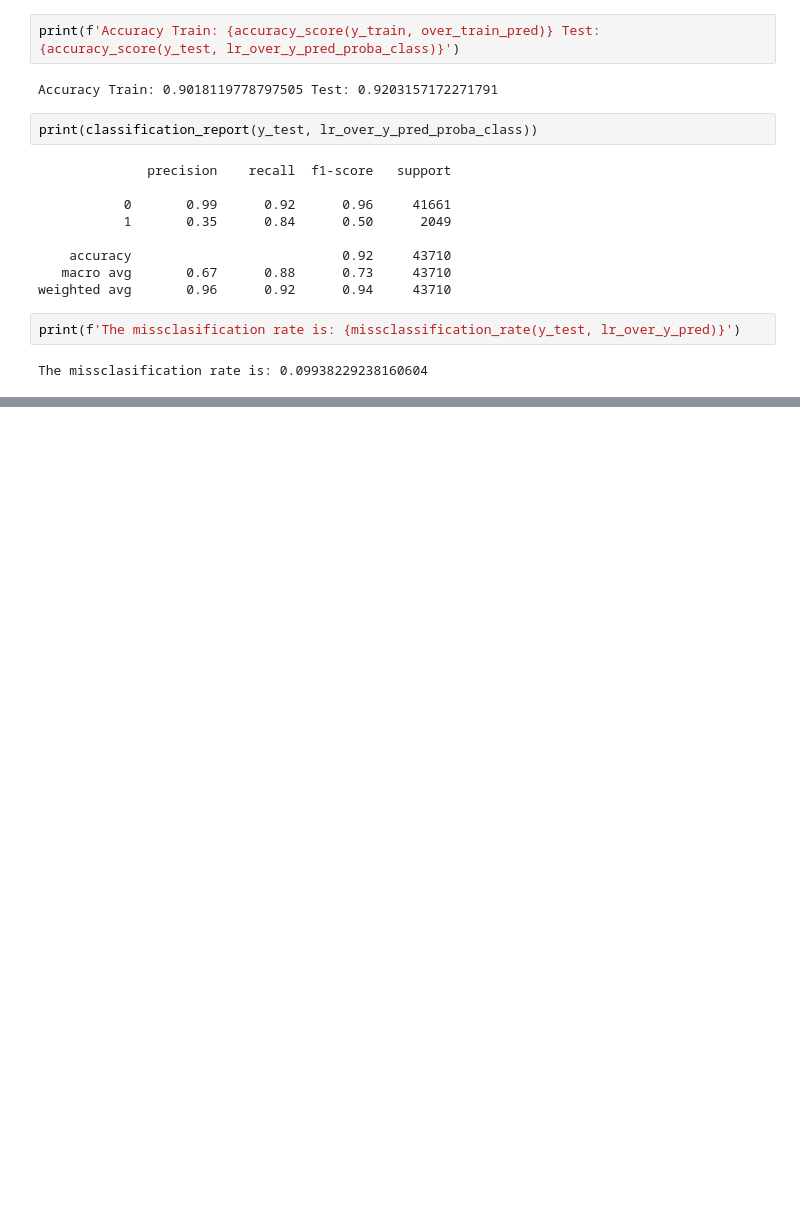
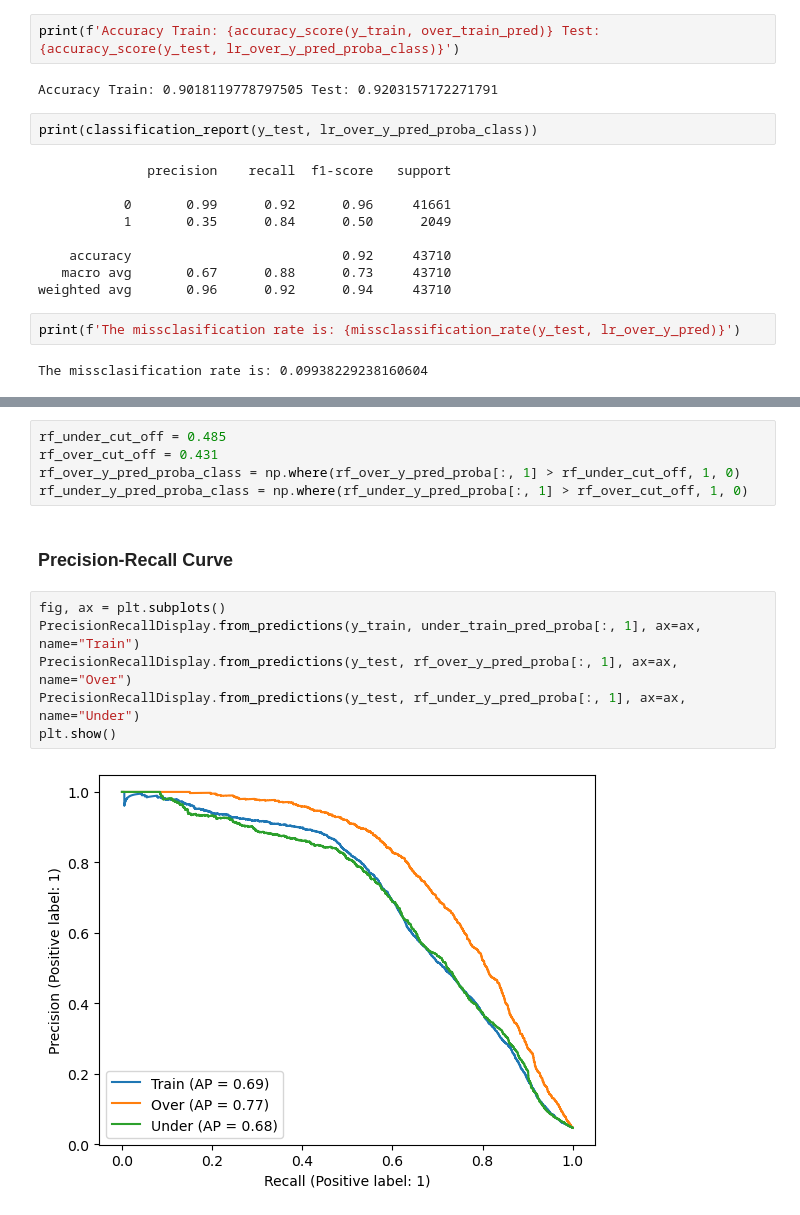
Before and after one commit to JakubKozlowski1/data_mining, a Jupyter notebook: evaluation.ipynb, the cells around one changed output, grey strips where cells are left out. Saved outputs shown, nothing was run; the diff lists cells and outputs as text; blank space fills up the shorter version.

```diff
--- a/evaluation.ipynb
+++ b/evaluation.ipynb
@@ -162,0 +271,15 @@ The missclasification rate is: 0.09938229238160604
+# %%
+rf_under_cut_off = 0.485
+rf_over_cut_off = 0.431
+rf_over_y_pred_proba_class = np.where(rf_over_y_pred_proba[:, 1] > rf_under_cut_off, 1, 0)
+rf_under_y_pred_proba_class = np.where(rf_under_y_pred_proba[:, 1] > rf_over_cut_off, 1, 0)
+# %% [markdown]
+### Precision-Recall Curve
+# %%
+fig, ax = plt.subplots()
+PrecisionRecallDisplay.from_predictions(y_train, under_train_pred_proba[:, 1], ax=ax, name="Train")
+PrecisionRecallDisplay.from_predictions(y_test, rf_over_y_pred_proba[:, 1], ax=ax, name="Over")
+PrecisionRecallDisplay.from_predictions(y_test, rf_under_y_pred_proba[:, 1], ax=ax, name="Under")
+plt.show()
+# %% [output]
+[figure, added]
```
Also changed, not shown: parts of 85 cells of this notebook, 8 other files.
